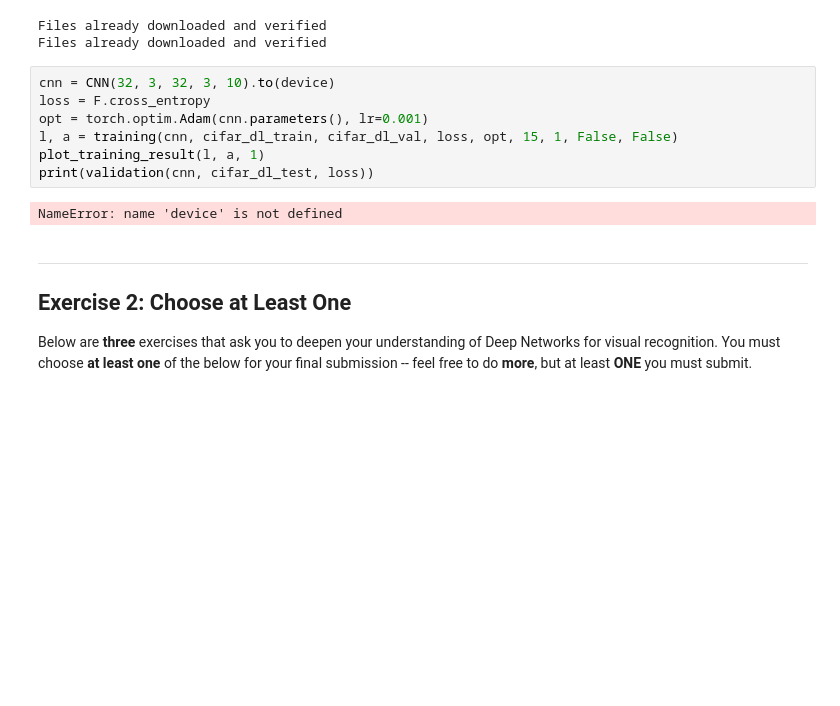
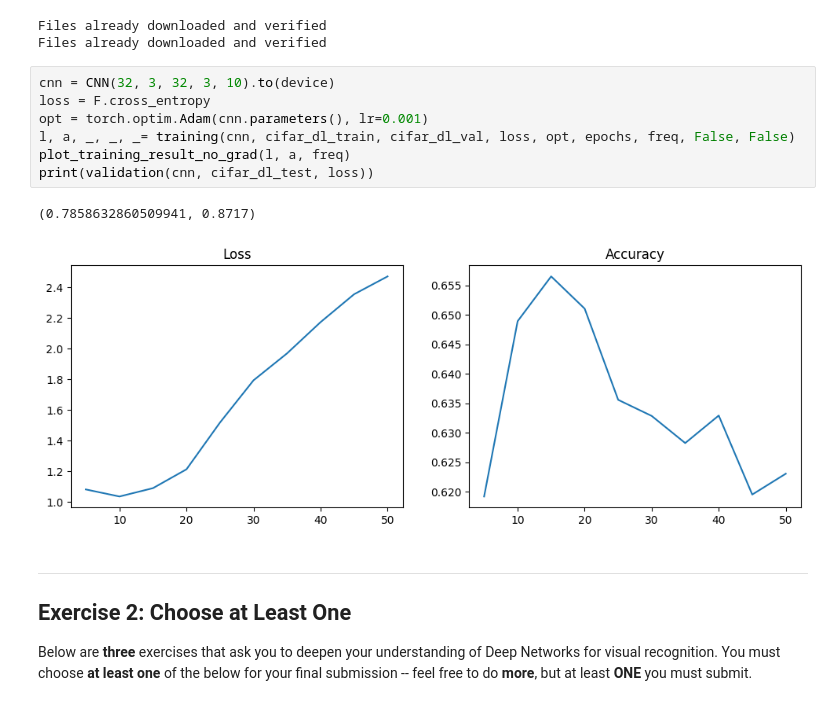
Before and after one commit to Cascetto/dla_labs, a Jupyter notebook: Lab1-CNNs.ipynb, the cells around one changed output. Saved outputs shown, nothing was run; the diff lists cells and outputs as text; blank space fills up the shorter version.

```diff
--- a/Lab1-CNNs.ipynb
+++ b/Lab1-CNNs.ipynb
@@ -352,12 +379,13 @@ Files already downloaded and verified
 # %%
 cnn = CNN(32, 3, 32, 3, 10).to(device)
 loss = F.cross_entropy
 opt = torch.optim.Adam(cnn.parameters(), lr=0.001)
-l, a = training(cnn, cifar_dl_train, cifar_dl_val, loss, opt, 15, 1, False, False)
-plot_training_result(l, a, 1)
+l, a, _, _, _= training(cnn, cifar_dl_train, cifar_dl_val, loss, opt, epochs, freq, False, False)
+plot_training_result_no_grad(l, a, freq)
 print(validation(cnn, cifar_dl_test, loss))
 # %% [output]
-NameError: name 'device' is not defined
+(0.7858632860509941, 0.8717)
+[figure, added]
 # %% [markdown]
 -----
 ## Exercise 2: Choose at Least One
```
Also changed, not shown: parts of 17 cells of this notebook.
